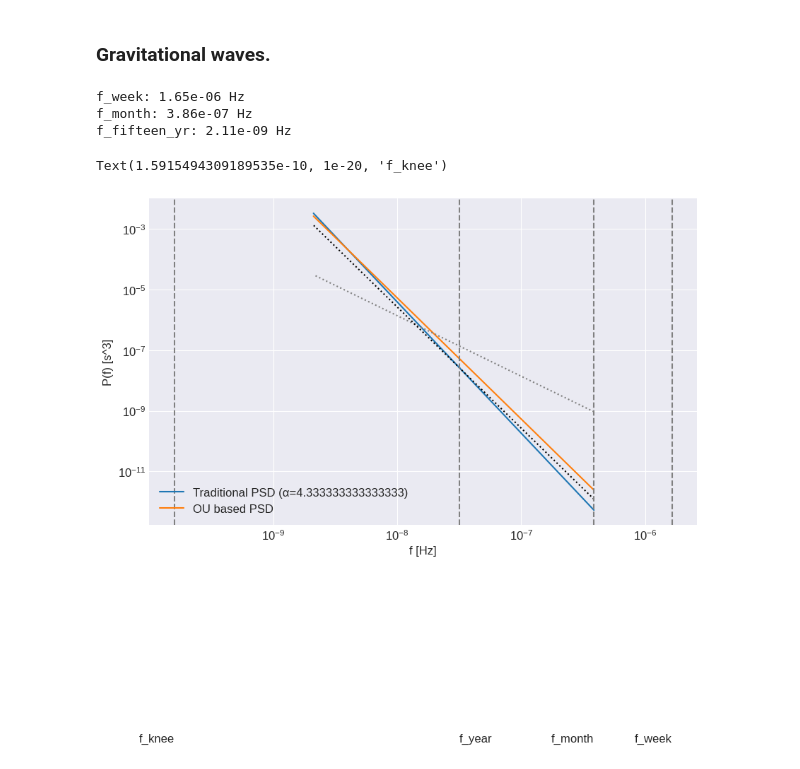
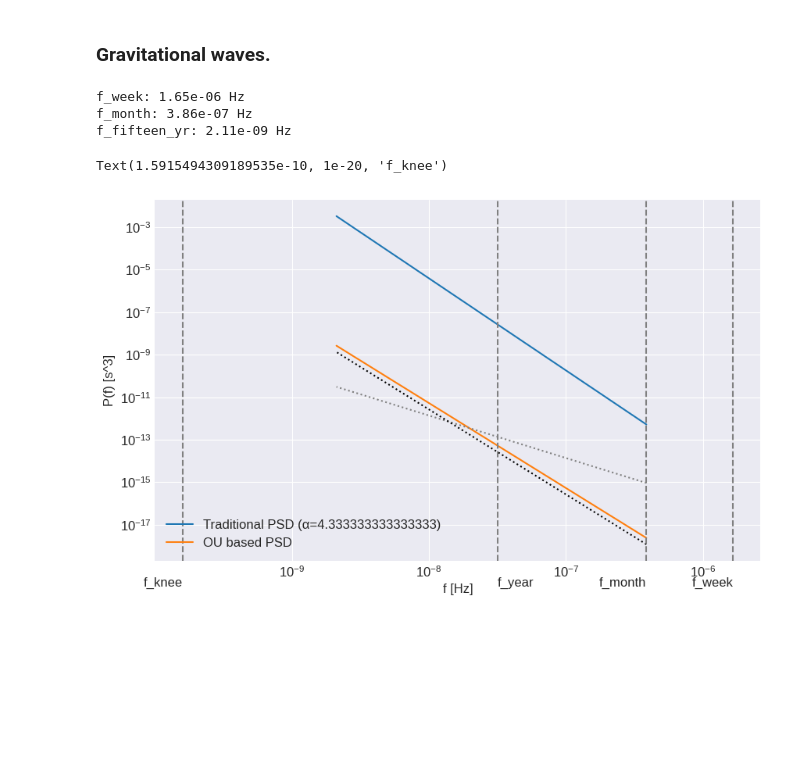
Before and after one commit to tomkimpson/Argus, a Jupyter notebook: notebooks/06.PSD_for_OU_GW_process.ipynb, the cells around one changed output. Drawn from its saved outputs; the diff is of its cells as text; code cells hidden in the pictures; blank space fills up the shorter version.

```diff
--- a/notebooks/06.PSD_for_OU_GW_process.ipynb
+++ b/notebooks/06.PSD_for_OU_GW_process.ipynb
@@ -174,7 +174,7 @@ psd_trad = power_law_psd(f_range,A,alpha) #units of s^3
 
 #OU
 gamma = 1e-9
-ha = 1e-12
+ha = 1e-15
 sigma2 = ha**2 * gamma / 12 # not strictly true, but for order of magnitude estimates it's fine.
 sigma = np.sqrt(sigma2)
 psd_ou = ou_psd(f=f_range,sigma=sigma,gamma=gamma)
@@ -224,31 +224,31 @@ plt.ylabel('P(f) [s^3]')
 # Plot the guide lines
 plt.loglog(f_range, psd_f_minus_2, label='$f^{-2}$ guide', color='gray', linestyle=':', linewidth=1.5)
 plt.loglog(f_range, psd_f_minus_4, label='$f^{-4}$ guide', color='black', linestyle=':', linewidth=1.5)
 
 
 
 
 
 
 
 
 plt.axvline(f_week,color='0.5',linestyle='--')
 plt.text(f_week,1e-20,'f_week',ha='right',va='bottom')
 
 plt.axvline(f_year,color='0.5',linestyle='--')
 plt.text(f_year,1e-20,'f_year',ha='left',va='bottom')
 
 
 plt.axvline(f_month,color='0.5',linestyle='--')
 plt.text(f_month,1e-20,'f_month',ha='right',va='bottom')
 
 
 f_knee = gamma / (2*np.pi)
 plt.axvline(f_knee,color='0.5',linestyle='--')
 plt.text(f_knee,1e-20,'f_knee',ha='right',va='bottom')
 # %% [output]
 f_week: 1.65e-06 Hz
 f_month: 3.86e-07 Hz
 f_fifteen_yr: 2.11e-09 Hz
 Text(1.5915494309189535e-10, 1e-20, 'f_knee')
-[figure, old version]
+[figure, new version]
```
